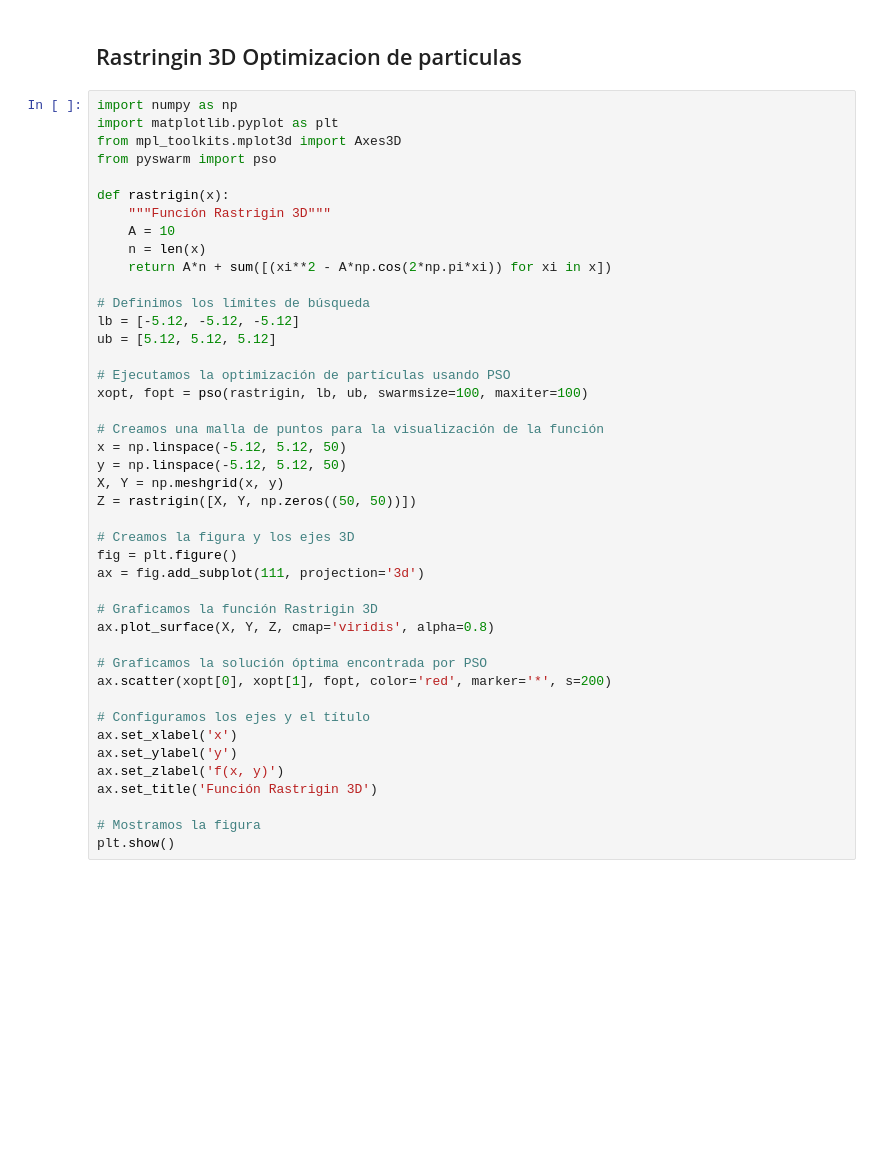
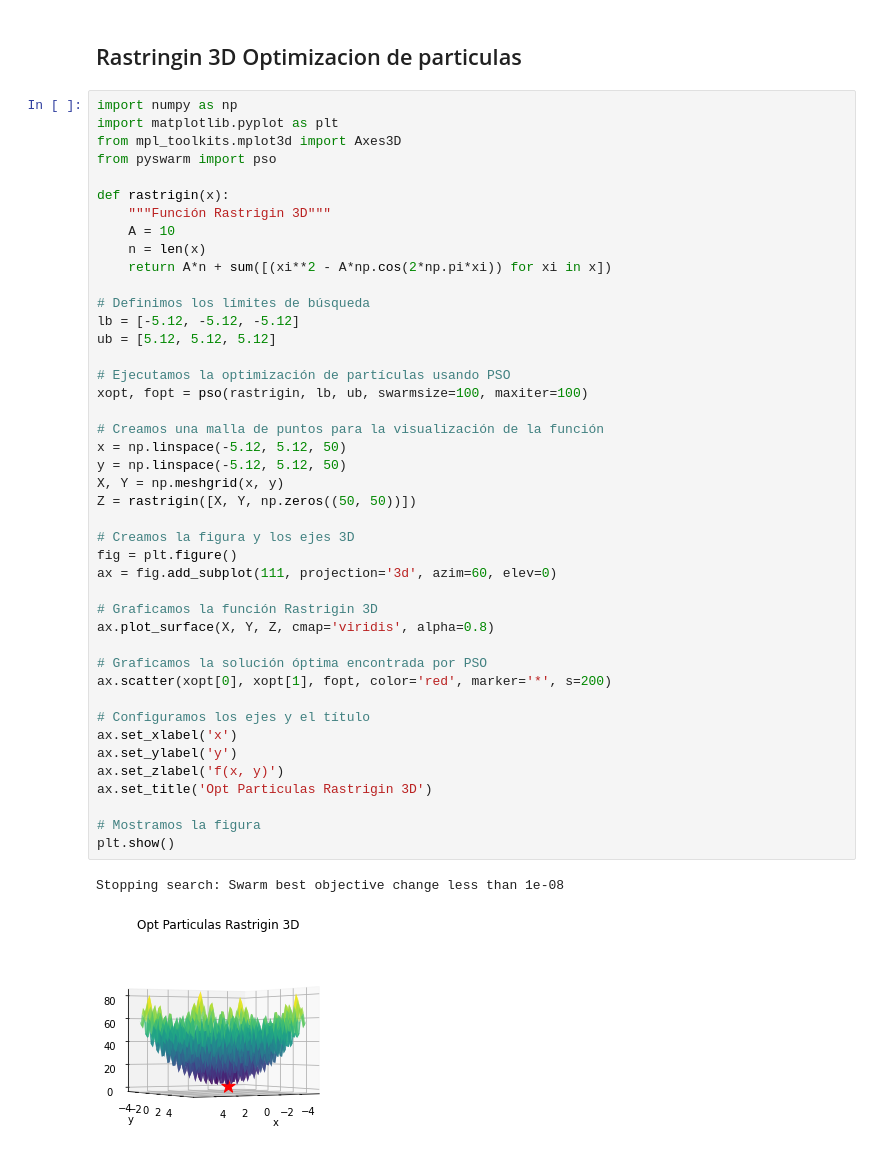
Before and after one commit to rgaitanv/Trabajo1_Grupo9_Optimizacion_Heuristica, a Jupyter notebook: Optimizacion_Numerica/Funcion_Rastring/Particulas_Rastringin.ipynb, the cells around one changed output. Drawn from its saved outputs; the diff is of its cells as text; blank space fills up the shorter version.

```diff
--- a/Optimizacion_Numerica/Funcion_Rastring/Particulas_Rastringin.ipynb
+++ b/Optimizacion_Numerica/Funcion_Rastring/Particulas_Rastringin.ipynb
@@ -47,32 +52,35 @@ def rastrigin(x):
 
 # Definimos los límites de búsqueda
 lb = [-5.12, -5.12, -5.12]
 ub = [5.12, 5.12, 5.12]
 
 # Ejecutamos la optimización de partículas usando PSO
 xopt, fopt = pso(rastrigin, lb, ub, swarmsize=100, maxiter=100)
 
 # Creamos una malla de puntos para la visualización de la función
 x = np.linspace(-5.12, 5.12, 50)
 y = np.linspace(-5.12, 5.12, 50)
 X, Y = np.meshgrid(x, y)
 Z = rastrigin([X, Y, np.zeros((50, 50))])
 
 # Creamos la figura y los ejes 3D
 fig = plt.figure()
-ax = fig.add_subplot(111, projection='3d')
+ax = fig.add_subplot(111, projection='3d', azim=60, elev=0)
 
 # Graficamos la función Rastrigin 3D
 ax.plot_surface(X, Y, Z, cmap='viridis', alpha=0.8)
 
 # Graficamos la solución óptima encontrada por PSO
 ax.scatter(xopt[0], xopt[1], fopt, color='red', marker='*', s=200)
 
 # Configuramos los ejes y el título
 ax.set_xlabel('x')
 ax.set_ylabel('y')
 ax.set_zlabel('f(x, y)')
-ax.set_title('Función Rastrigin 3D')
+ax.set_title('Opt Particulas Rastrigin 3D')
 
 # Mostramos la figura
 plt.show()
+# %% [output]
+Stopping search: Swarm best objective change less than 1e-08
+[figure, added]
```
Also changed, not shown: parts of 1 cell of this notebook, 3 other files.
